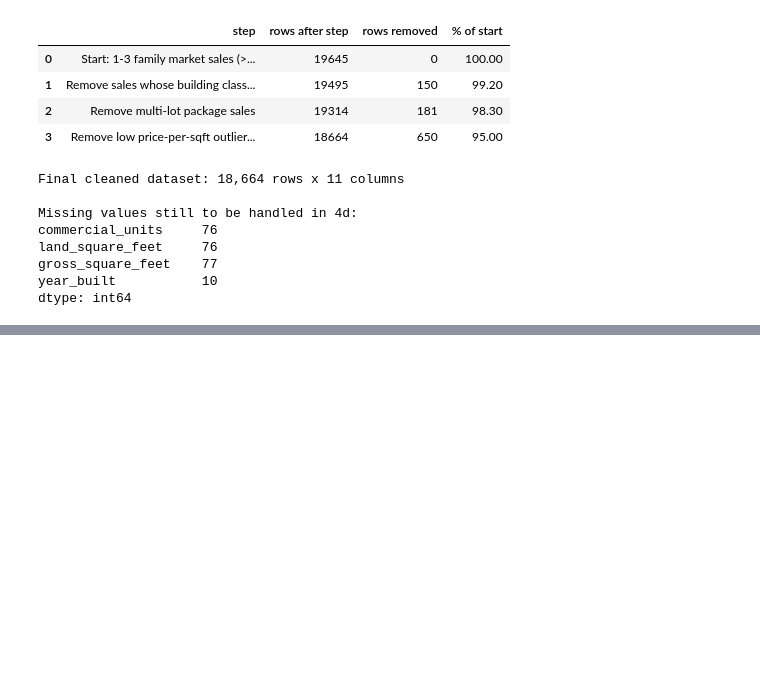
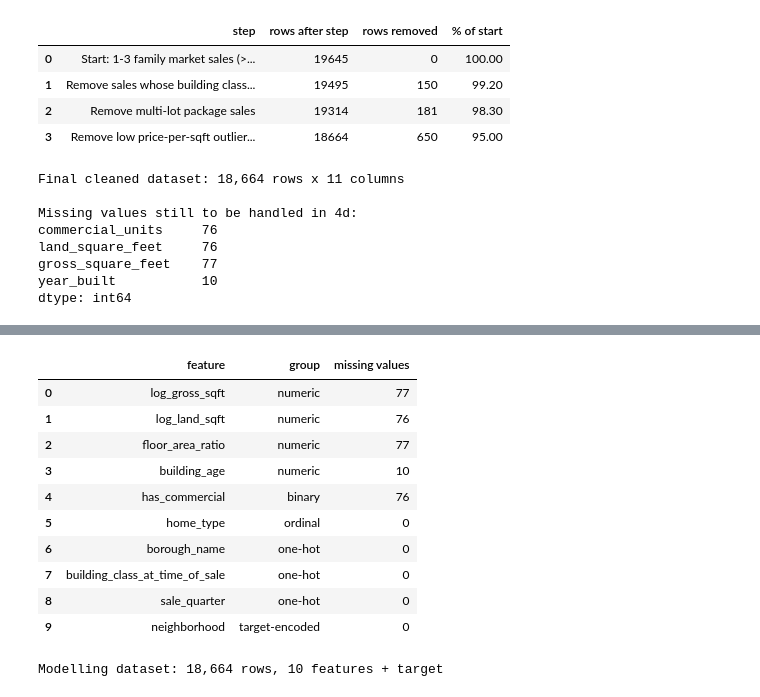
Before and after one commit to nodirbeksolijonov/MLDA-CW1-NYC-Property-Sales, a Jupyter notebook: notebooks/MLDA_CW1_NYC_Property_Sales.ipynb, the cells around one changed output, grey strips where cells are left out. Cells and saved outputs as stored; diff of their text form; code cells hidden in the pictures; blank space fills up the shorter version.

```diff
--- a/notebooks/MLDA_CW1_NYC_Property_Sales.ipynb
+++ b/notebooks/MLDA_CW1_NYC_Property_Sales.ipynb
@@ -979,0 +1109,36 @@ dtype: int64
+# %%
+TARGET = "log_sale_price"
+
+NUMERIC_FEATURES = ["log_gross_sqft", "log_land_sqft", "floor_area_ratio", "building_age"]
+BINARY_FEATURES = ["has_commercial"]
+ORDINAL_FEATURES = ["home_type"]                                            # 1- < 2- < 3-family
+ONEHOT_FEATURES = ["borough_name", "building_class_at_time_of_sale", "sale_quarter"]
+TARGET_ENC_FEATURES = ["neighborhood"]
+
+FEATURES = NUMERIC_FEATURES + BINARY_FEATURES + ORDINAL_FEATURES + ONEHOT_FEATURES + TARGET_ENC_FEATURES
+
+model_df = df_feat[FEATURES + [TARGET, "sale_price"]].copy()   # sale_price kept only to evaluate in dollars
+
+pd.DataFrame({
+    "feature": FEATURES,
+    "group": (["numeric"] * len(NUMERIC_FEATURES) + ["binary"] * len(BINARY_FEATURES)
+              + ["ordinal"] * len(ORDINAL_FEATURES) + ["one-hot"] * len(ONEHOT_FEATURES)
+              + ["target-encoded"] * len(TARGET_ENC_FEATURES)),
+    "missing values": model_df[FEATURES].isna().sum().values,
+})
+# %% [output]
+|  | feature | group | missing values |
+| 0 | log_gross_sqft | numeric | 77 |
+| 1 | log_land_sqft | numeric | 76 |
+| 2 | floor_area_ratio | numeric | 77 |
+| 3 | building_age | numeric | 10 |
+| 4 | has_commercial | binary | 76 |
+| 5 | home_type | ordinal | 0 |
+| 6 | borough_name | one-hot | 0 |
+| 7 | building_class_at_time_of_sale | one-hot | 0 |
+| 8 | sale_quarter | one-hot | 0 |
+| 9 | neighborhood | target-encoded | 0 |
+# %%
+print(f"Modelling dataset: {model_df.shape[0]:,} rows, {len(FEATURES)} features + target")
+# %% [output]
+Modelling dataset: 18,664 rows, 10 features + target
```
Also changed, not shown: parts of 9 cells of this notebook.
